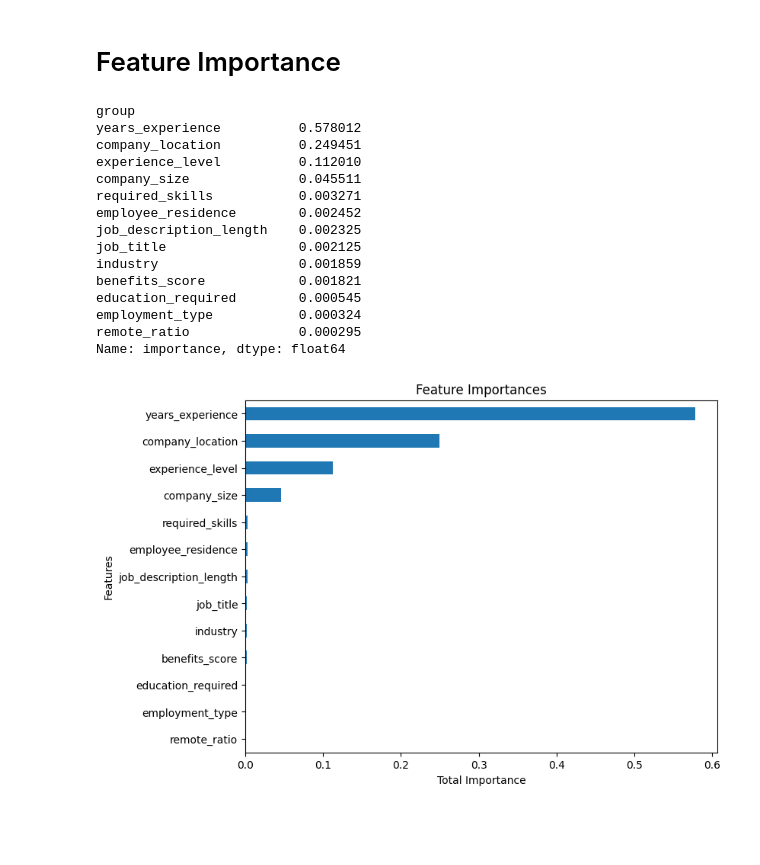
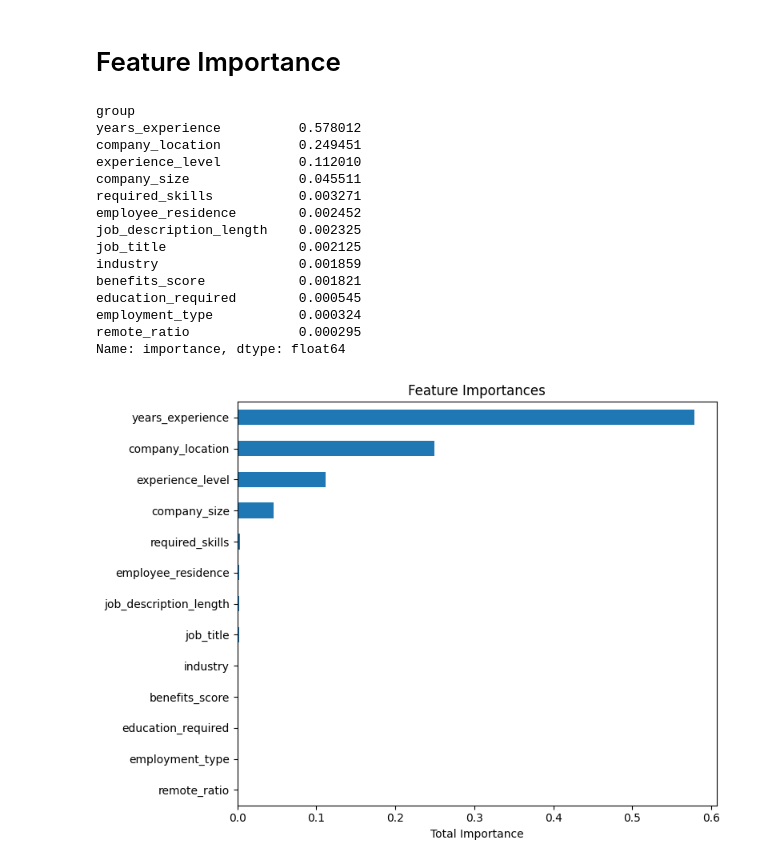
Before and after one commit to DharnishBoseRamesh/ECS-171-Project---Salary-Prediction, a Jupyter notebook: code/gradient_boosting.ipynb, the cells around one changed output. Drawn from its saved outputs; the diff is of its cells as text; code cells hidden in the pictures; blank space fills up the shorter version.

Commit message:
Fixed plot cut off issue

```diff
--- a/code/gradient_boosting.ipynb
+++ b/code/gradient_boosting.ipynb
@@ -349,32 +351,33 @@ grouped = (
     feat_df.groupby("group")["importance"]
     .sum()
     .sort_values(ascending=False)
 )
 
 print(grouped)
 
 plt.figure(figsize=(8, 6))
 grouped.plot(kind="barh")
 plt.title("Feature Importances")
 plt.xlabel("Total Importance")
-plt.ylabel("Features")
+plt.ylabel("")
 plt.gca().invert_yaxis()
+plt.tight_layout()
 plt.savefig("../reports/figures/gradient_boosting_feature_importances.pdf", dpi=300)
 plt.show()
 # %% [output]
 group
 years_experience          0.578012
 company_location          0.249451
 experience_level          0.112010
 company_size              0.045511
 required_skills           0.003271
 employee_residence        0.002452
 job_description_length    0.002325
 job_title                 0.002125
 industry                  0.001859
 benefits_score            0.001821
 education_required        0.000545
 employment_type           0.000324
 remote_ratio              0.000295
 Name: importance, dtype: float64
-[figure, old version]
+[figure, new version]
```
Also changed, not shown: parts of 1 cell of this notebook, 1 other file.
